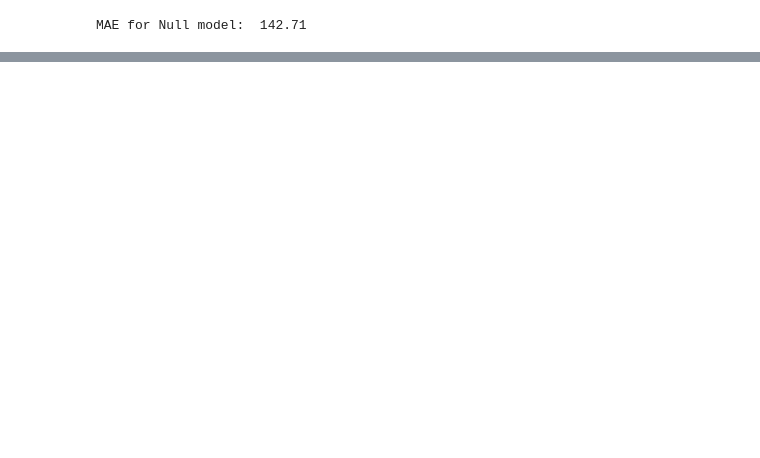
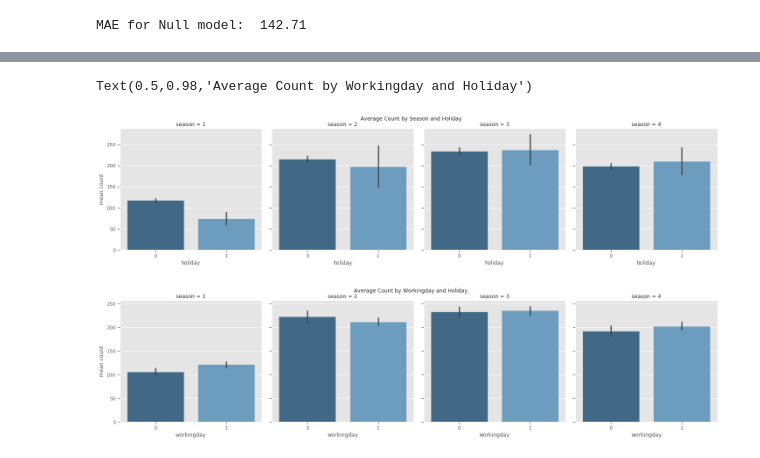
Before and after one commit to erv4gen/Bike-sharing-demand, a Jupyter notebook: Bike-sharing-demand.ipynb, the cells around one changed output, grey strips where cells are left out. Cells and saved outputs as stored; diff of their text form; code cells hidden in the pictures; blank space fills up the shorter version.

```diff
--- a/Bike-sharing-demand.ipynb
+++ b/Bike-sharing-demand.ipynb
@@ -102,0 +127,26 @@ g = (g.map(sns.distplot, "count", hist=False, rug=True)
+# %%
+#Holiday  exploring
+g = sns.FacetGrid(traindf, col='season'#, hue="weather"
+                  , palette="Set1",size=5)
+g = (g.map(sns.barplot,"holiday", "count",palette="Blues_d")
+    .add_legend()
+    .set_ylabels('mean count')
+    )
+
+plt.subplots_adjust(top=0.9)
+g.fig.suptitle('Average Count by Season and Holiday')
+
+print('\n\n\n')
+#Holiday  exploring
+g = sns.FacetGrid(traindf, col='season'#, hue="weather"
+                  , palette="Set1",size=5)
+g = (g.map(sns.barplot,"workingday", "count",palette="Blues_d")
+    .add_legend()
+    .set_ylabels('mean count')
+    )
+plt.subplots_adjust(top=0.9)
+g.fig.suptitle('Average Count by Workingday and Holiday')
+# %% [output]
+Text(0.5,0.98,'Average Count by Workingday and Holiday')
+[figure, added]
+[figure, added]
```
Also changed, not shown: parts of 10 cells of this notebook.
